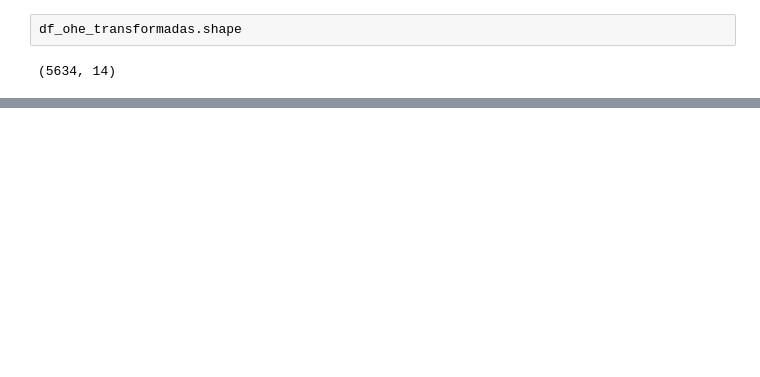
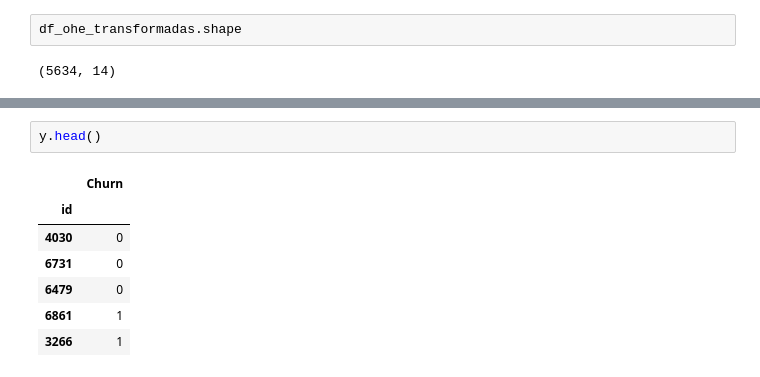
Before and after one commit to luismendoncafsilva/Supervised_Classification_Project, a Jupyter notebook: churn_analysis.ipynb, the cells around one changed output, grey strips where cells are left out. Cells and saved outputs as stored; diff of their text form; blank space fills up the shorter version.

```diff
--- a/churn_analysis.ipynb
+++ b/churn_analysis.ipynb
@@ -505,0 +550,10 @@ df_clientes.head()
+# %%
+y.head()
+# %% [output]
+|  | Churn |
+| id |  |
+| 4030 | 0 |
+| 6731 | 0 |
+| 6479 | 0 |
+| 6861 | 1 |
+| 3266 | 1 |
```
Also changed, not shown: parts of 40 cells of this notebook.
